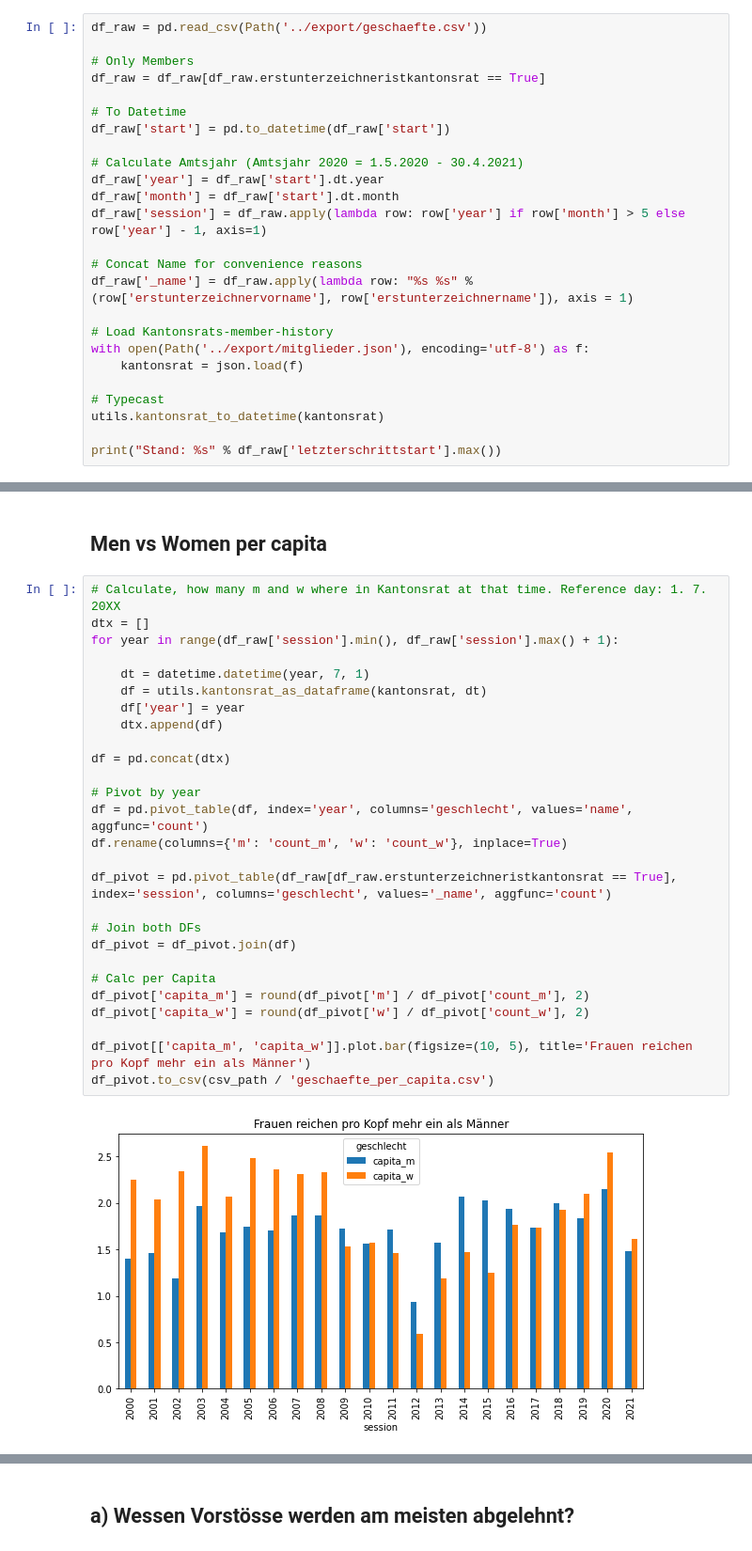
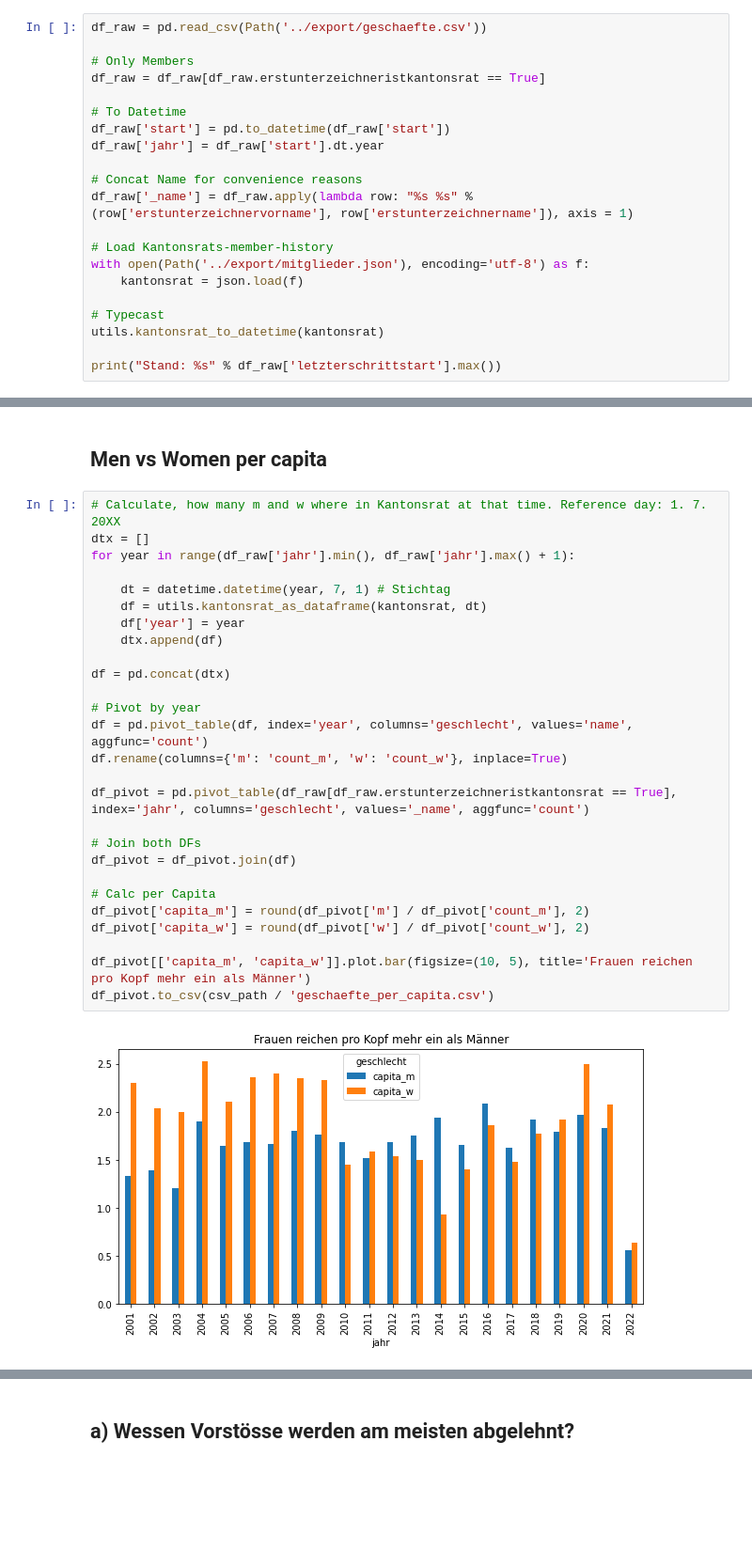
Before and after one commit to simonhuwiler/nzz_zh_kantonsrat, a Jupyter notebook: src/7_geschaefte_analyse.ipynb, the cells around one changed output, grey strips where cells are left out. Shown: that part at 94% size. Drawn from its saved outputs; the diff is of its cells as text; blank space fills up the shorter version.

```diff
--- a/src/7_geschaefte_analyse.ipynb
+++ b/src/7_geschaefte_analyse.ipynb
@@ -20,11 +20,7 @@ df_raw = df_raw[df_raw.erstunterzeichneristkantonsrat == True]
 
 # To Datetime
 df_raw['start'] = pd.to_datetime(df_raw['start'])
-
-# Calculate Amtsjahr (Amtsjahr 2020 = 1.5.2020 - 30.4.2021)
-df_raw['year'] = df_raw['start'].dt.year
-df_raw['month'] = df_raw['start'].dt.month
-df_raw['session'] = df_raw.apply(lambda row: row['year'] if row['month'] > 5 else row['year'] - 1, axis=1)
+df_raw['jahr'] = df_raw['start'].dt.year
 
 # Concat Name for convenience reasons
 df_raw['_name'] = df_raw.apply(lambda row: "%s %s" % (row['erstunterzeichnervorname'], row['erstunterzeichnername']), axis = 1)
@@ -155,29 +151,29 @@ pd.pivot_table(df_raw, index='session', columns='geschlecht', values='_name', ag
 # %%
 # Calculate, how many m and w where in Kantonsrat at that time. Reference day: 1. 7. 20XX
 dtx = []
-for year in range(df_raw['session'].min(), df_raw['session'].max() + 1):
+for year in range(df_raw['jahr'].min(), df_raw['jahr'].max() + 1):
 
-    dt = datetime.datetime(year, 7, 1)
+    dt = datetime.datetime(year, 7, 1) # Stichtag
     df = utils.kantonsrat_as_dataframe(kantonsrat, dt)
     df['year'] = year
     dtx.append(df)
 
 df = pd.concat(dtx)
 
 # Pivot by year
 df = pd.pivot_table(df, index='year', columns='geschlecht', values='name', aggfunc='count')
 df.rename(columns={'m': 'count_m', 'w': 'count_w'}, inplace=True)
 
-df_pivot = pd.pivot_table(df_raw[df_raw.erstunterzeichneristkantonsrat == True], index='session', columns='geschlecht', values='_name', aggfunc='count')
+df_pivot = pd.pivot_table(df_raw[df_raw.erstunterzeichneristkantonsrat == True], index='jahr', columns='geschlecht', values='_name', aggfunc='count')
 
 # Join both DFs
 df_pivot = df_pivot.join(df)
 
 # Calc per Capita
 df_pivot['capita_m'] = round(df_pivot['m'] / df_pivot['count_m'], 2)
 df_pivot['capita_w'] = round(df_pivot['w'] / df_pivot['count_w'], 2)
 
 df_pivot[['capita_m', 'capita_w']].plot.bar(figsize=(10, 5), title='Frauen reichen pro Kopf mehr ein als Männer')
 df_pivot.to_csv(csv_path / 'geschaefte_per_capita.csv')
 # %% [output]
-[figure, old version]
+[figure, new version]
```
Also changed, not shown: parts of 23 cells of this notebook, 4 other files.
